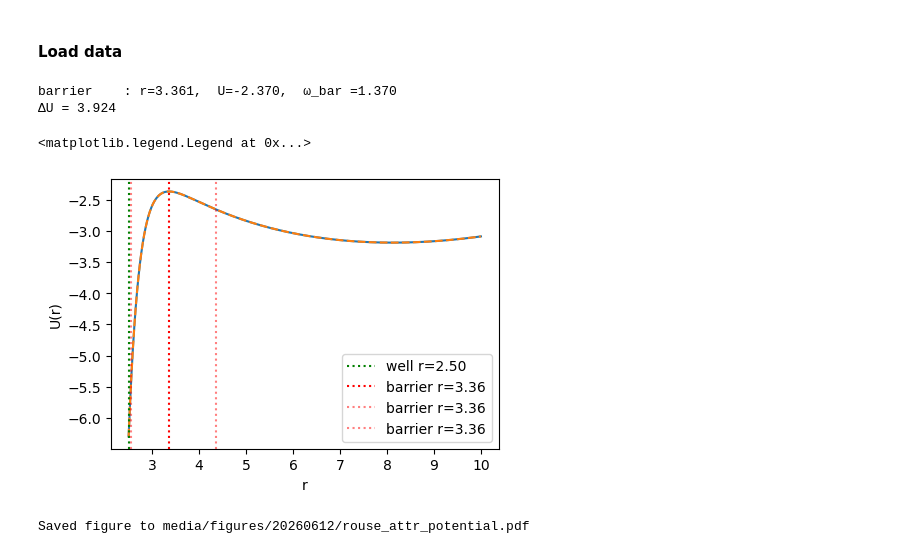
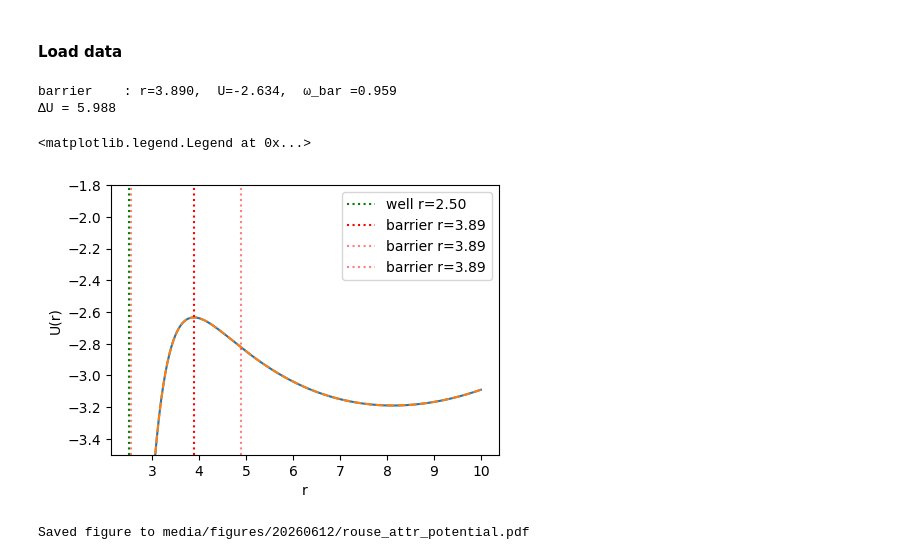
Before and after one commit to ta-rekt/Droplet, a Jupyter notebook: viz-rouse.ipynb, the cells around one changed output. Drawn from its saved outputs; the diff is of its cells as text; code cells hidden in the pictures.

```diff
--- a/viz-rouse.ipynb
+++ b/viz-rouse.ipynb
@@ -356,7 +356,7 @@ from viz_util.bvp_solver import (
     Parameters, d2fb_dphi2,
 )
 
-keya = 5
+keya = 10
 p_sim = data[alphas[keya]]["surface_params"]
 
 p = Parameters(
@@ -428,37 +428,37 @@ eps = 0.2
 x_bar_a = p.R + 0.05
 x_bar_b = x_bar+1
 U_bar = U(x_bar, *args)
 
 dU = U_bar - U_well
 
 # numerical curvatures
 def d2U(x):
     h = 1e-3
     return (U(x + h, *args) - 2 * U(x, *args) + U(x - h, *args)) / h**2
 
 # omega_well = np.sqrt(d2U(x_well))  # >0
 omega_bar = np.sqrt(-d2U(x_bar))  # |U''| at the saddle
 
 # print(f"left well  : r={x_well:.3f}, U={U_well:.3f}, ω_well={omega_well:.3f}")
 print(f"barrier    : r={x_bar:.3f},  U={U_bar:.3f},  ω_bar ={omega_bar:.3f}")
 print(f"ΔU = {dU:.3f}")
 
 fig, ax = plt.subplots(1, 1, figsize=(5, 3.5))
 ax.plot(xs, U_vals)
 ax.plot(xs, U_sim, linestyle="dashed")
 ax.axvline(x_well, color="g", ls=":", label=f"well r={x_well:.2f}")
 ax.axvline(x_bar, color="r", ls=":", label=f"barrier r={x_bar:.2f}")
 ax.axvline(x_bar_a, color="r", ls=":", label=f"barrier r={x_bar:.2f}", alpha=0.5)
 ax.axvline(x_bar_b, color="r", ls=":", label=f"barrier r={x_bar:.2f}", alpha=0.5)
 ax.set_xlabel("r")
 ax.set_ylabel("U(r)")
-# ax.set_ylim(-3.5, -2.4)
+ax.set_ylim(-3.5, -1.8)
 ax.legend()
 # %% [output]
-barrier    : r=3.361,  U=-2.370,  ω_bar =1.370
-ΔU = 3.924
+barrier    : r=3.890,  U=-2.634,  ω_bar =0.959
+ΔU = 5.988
 <matplotlib.legend.Legend at 0x...>
-[figure, old version]
+[figure, new version]
 # %%
 out_dir = "media/figures/20260612"
 os.makedirs(out_dir, exist_ok=True)
```
Also changed, not shown: parts of 9 cells of this notebook, 12 other files.
